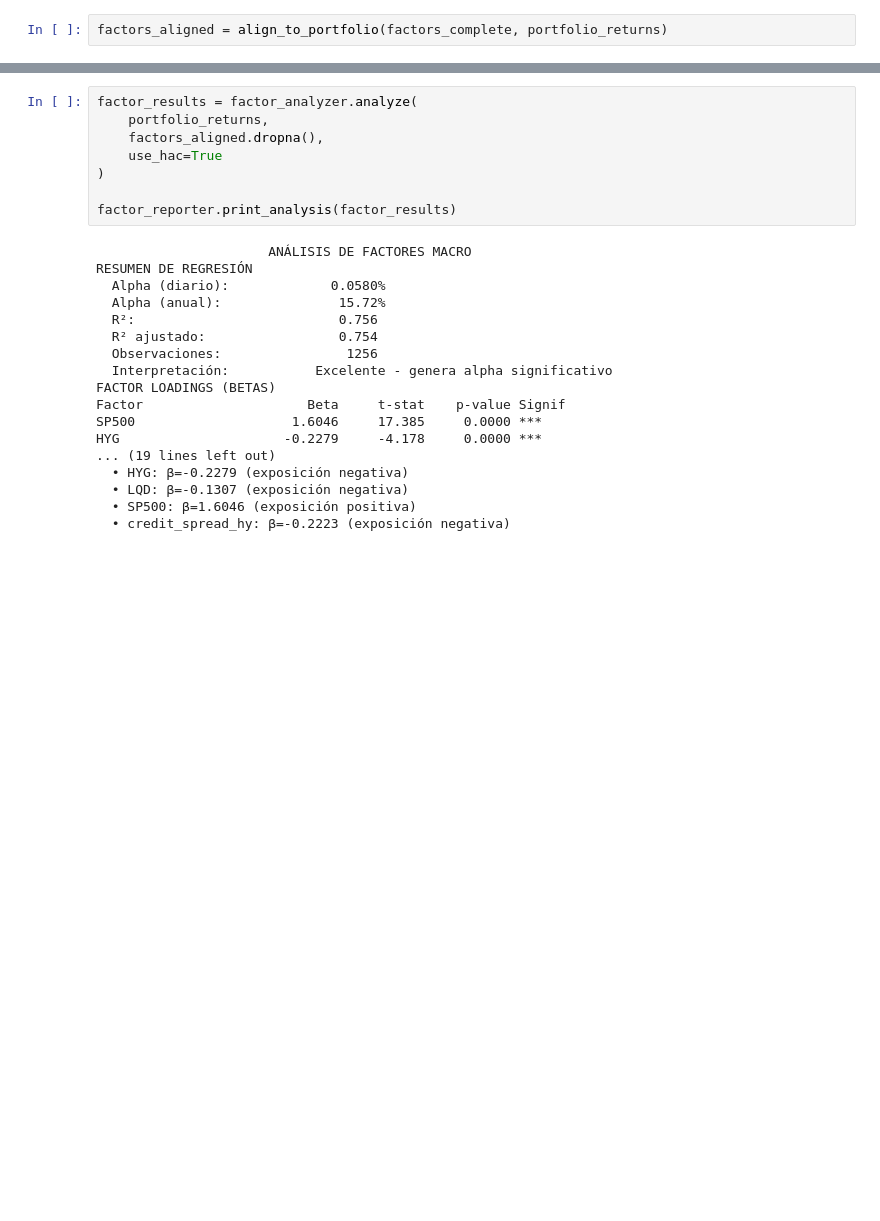
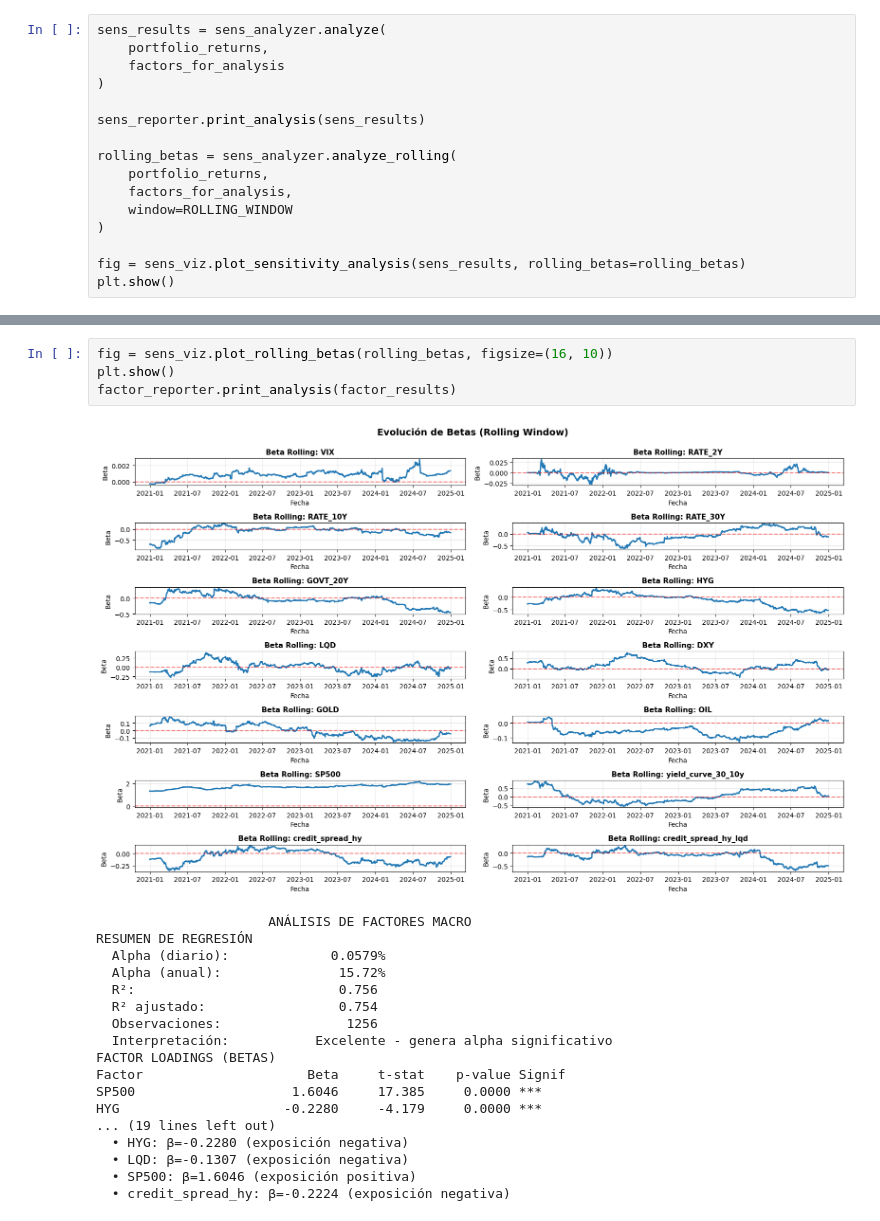
Before and after one commit to marcosherediapimienta/quant, a Jupyter notebook: projects/quant/macro/macro_analysis.ipynb, the cells around one changed output, grey strips where cells are left out. Drawn from its saved outputs; the diff is of its cells as text; blank space fills up the shorter version.

```diff
--- a/projects/quant/macro/macro_analysis.ipynb
+++ b/projects/quant/macro/macro_analysis.ipynb
@@ -102,2 +187,16 @@ Spreads calculados: 3
 # %%
-factors_aligned = align_to_portfolio(factors_complete, portfolio_returns)
+sens_results = sens_analyzer.analyze(
+    portfolio_returns,
+    factors_for_analysis
+)
+
+sens_reporter.print_analysis(sens_results)
+
+rolling_betas = sens_analyzer.analyze_rolling(
+    portfolio_returns,
+    factors_for_analysis,
+    window=ROLLING_WINDOW
+)
+
+fig = sens_viz.plot_sensitivity_analysis(sens_results, rolling_betas=rolling_betas)
+plt.show()
@@ -104,15 +221,12 @@ factors_aligned = align_to_portfolio(factors_complete, portfolio_returns)
 # %%
-factor_results = factor_analyzer.analyze(
-    portfolio_returns,
-    factors_aligned.dropna(),
-    use_hac=True
-)
-
+fig = sens_viz.plot_rolling_betas(rolling_betas, figsize=(16, 10))
+plt.show()
 factor_reporter.print_analysis(factor_results)
 # %% [output]
+[figure, added]
                       ANÁLISIS DE FACTORES MACRO
 RESUMEN DE REGRESIÓN
-  Alpha (diario):             0.0580%
+  Alpha (diario):             0.0579%
   Alpha (anual):               15.72%
   R²:                          0.756
   R² ajustado:                 0.754
@@ -121,10 +235,10 @@ RESUMEN DE REGRESIÓN
 FACTOR LOADINGS (BETAS)
 Factor                     Beta     t-stat    p-value Signif
 SP500                    1.6046     17.385     0.0000 ***
-HYG                     -0.2279     -4.178     0.0000 ***
+HYG                     -0.2280     -4.179     0.0000 ***
 ... (19 lines left out)
-  • HYG: β=-0.2279 (exposición negativa)
+  • HYG: β=-0.2280 (exposición negativa)
   • LQD: β=-0.1307 (exposición negativa)
   • SP500: β=1.6046 (exposición positiva)
-  • credit_spread_hy: β=-0.2223 (exposición negativa)
+  • credit_spread_hy: β=-0.2224 (exposición negativa)
 # %%
```
Also changed, not shown: parts of 13 cells of this notebook, 10 other files.
